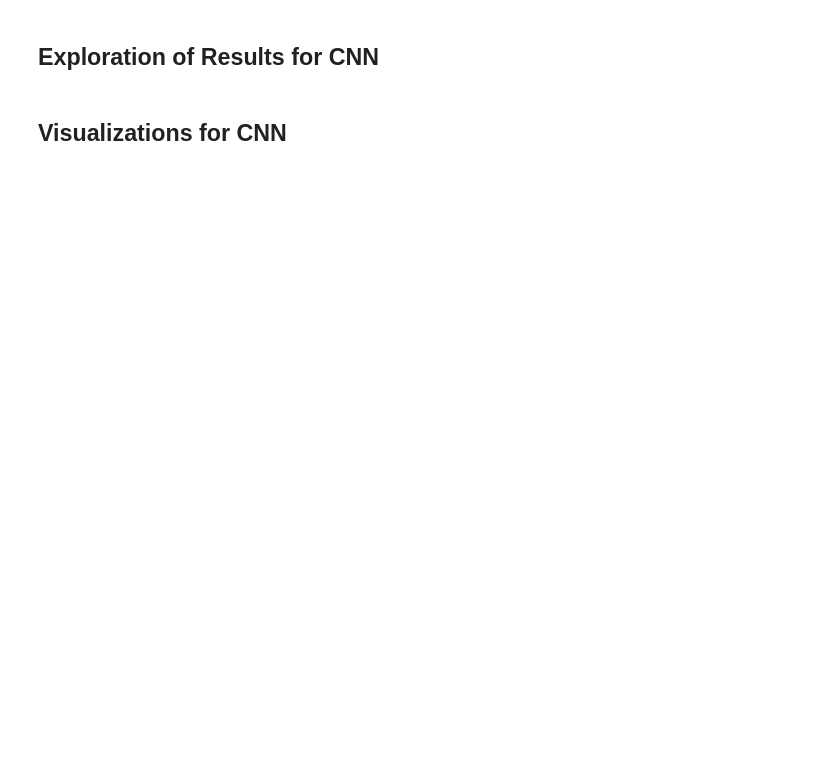
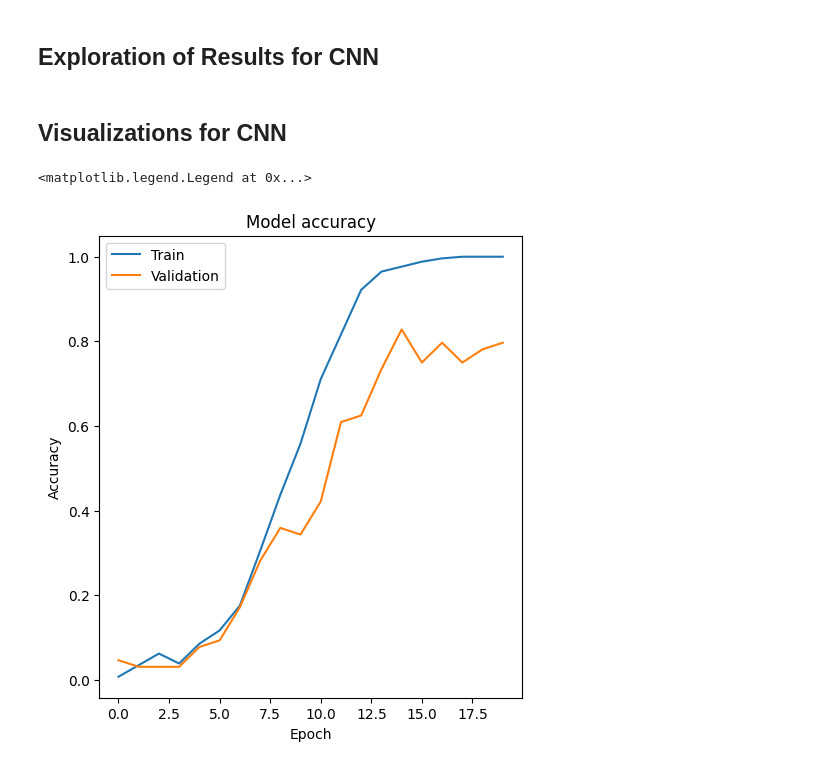
Before and after one commit to ShoaibFarooqui/Emotion-Classification, a Jupyter notebook: Project4.ipynb, the cells around one changed output. Saved outputs shown, nothing was run; the diff lists cells and outputs as text; code cells hidden in the pictures; blank space fills up the shorter version.

```diff
--- a/Project4.ipynb
+++ b/Project4.ipynb
@@ -386,7 +385,7 @@ X_data_original = np.array(X_data_original)
 y_data = np.array(y_data)
 
 # Split the original image data into training and testing sets, use random_state 1
-X_train_original, X_test_original, y_train_original, y_test_original = train_test_split(X_data_original, y_data, test_size=0.2, random_state=1)
+X_train_original, X_test_original, y_train_original, y_test_original = train_test_split(X_data_original, y_data, test_size=0.2, random_state=1, stratify=y_data)
 
 print('Original Images:')
 print('X_train_original = %s, y_train_original = %s' % (X_train_original.shape, y_train_original.shape))
@@ -425,8 +424,10 @@ y_test_encoded = label_encoder.transform(y_test_original)
 y_train_encoded = to_categorical(y_train_encoded)
 y_test_encoded = to_categorical(y_test_encoded)
 # %%
-# Creating a  sequential model named and adding layers to it
+# Creating a sequential model named and adding layers to it
 network = models.Sequential()
+network.add(layers.Conv2D(32, (3, 3), activation='relu', kernel_initializer='he_uniform', input_shape=(112, 92, 1)))
+network.add(layers.MaxPooling2D((2, 2)))
 network.add(layers.Conv2D(32, (3, 3), activation='relu', kernel_initializer='he_uniform', input_shape=(112, 92, 1)))
 network.add(layers.MaxPooling2D((2, 2)))
 network.add(layers.Flatten())
@@ -437,7 +438,7 @@ network.add(layers.Dense(40, activation='softmax'))
 network.compile(optimizer='adam', loss='categorical_crossentropy', metrics=['accuracy'])
 # %%
 # Fit the model
-history = network.fit(x=X_train_original, y=y_train_encoded, validation_split=0.2, epochs=10)
+history = network.fit(x=X_train_original, y=y_train_encoded, validation_split=0.2, epochs=20)
 
 # Evaluate the model on the test set
 test_loss, test_accuracy = network.evaluate(X_test_original, y_test_encoded)
@@ -467,3 +472,16 @@ Test Accuracy: 0.012500000186264515
 ## Exploration of Results for CNN
 # %% [markdown]
 ## Visualizations for CNN
+# %%
+# Plot training & validation accuracy values
+plt.figure(figsize=(12, 6))
+plt.subplot(1, 2, 1)
+plt.plot(history.history['accuracy'])
+plt.plot(history.history['val_accuracy'])
+plt.title('Model accuracy')
+plt.ylabel('Accuracy')
+plt.xlabel('Epoch')
+plt.legend(['Train', 'Validation'], loc='upper left')
+# %% [output]
+<matplotlib.legend.Legend at 0x...>
+[figure, added]
```
Also changed, not shown: parts of 17 cells of this notebook.
